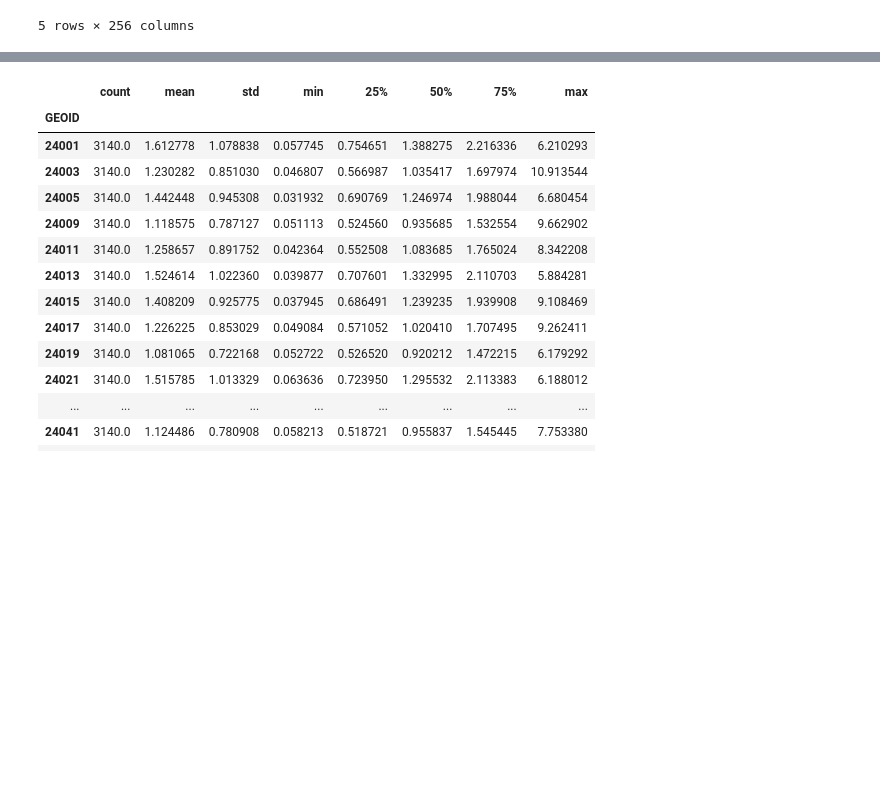
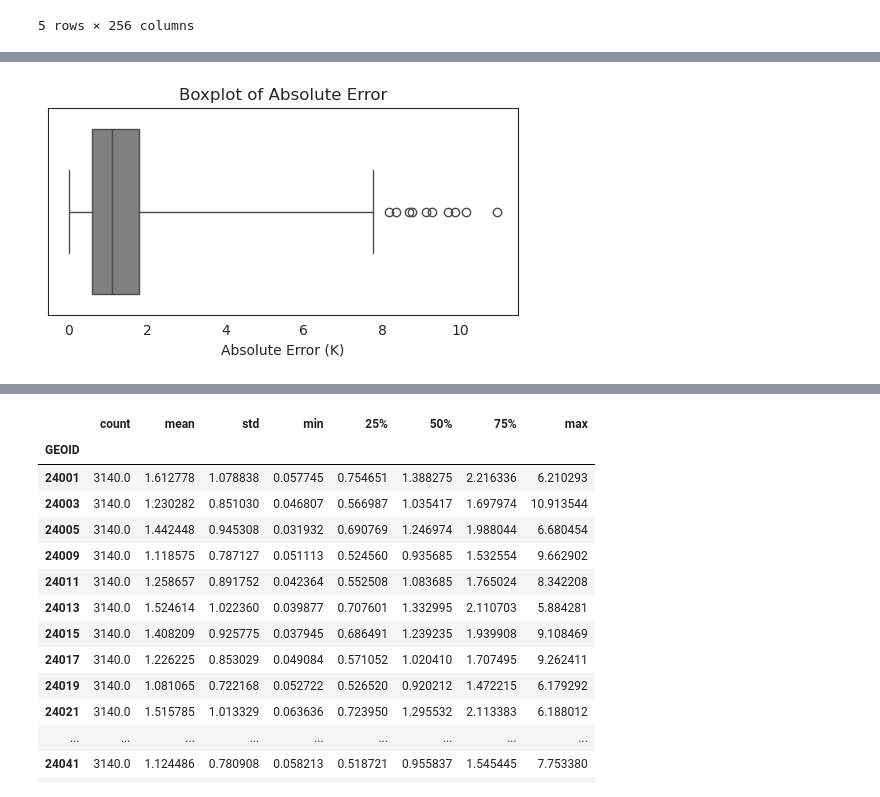
Before and after one commit to deancalhoun/nwp-census-eval, a Jupyter notebook: notebooks/MD_demographic_analysis.ipynb, the cells around one changed output, grey strips where cells are left out. Drawn from its saved outputs; the diff is of its cells as text; code cells hidden in the pictures; blank space fills up the shorter version.

```diff
--- a/notebooks/MD_demographic_analysis.ipynb
+++ b/notebooks/MD_demographic_analysis.ipynb
@@ -99,0 +114,9 @@ MD_error.head()
+# %%
+plt.figure(figsize=(5,3))
+sns.boxplot(data=MD_error, x='t2m_abs_error', whis=5, color='grey')
+plt.xlabel('Absolute Error (K)')
+plt.title('Boxplot of Absolute Error')
+plt.tight_layout()
+plt.show()
+# %% [output]
+[figure, added]
```
Also changed, not shown: parts of 24 cells of this notebook.
